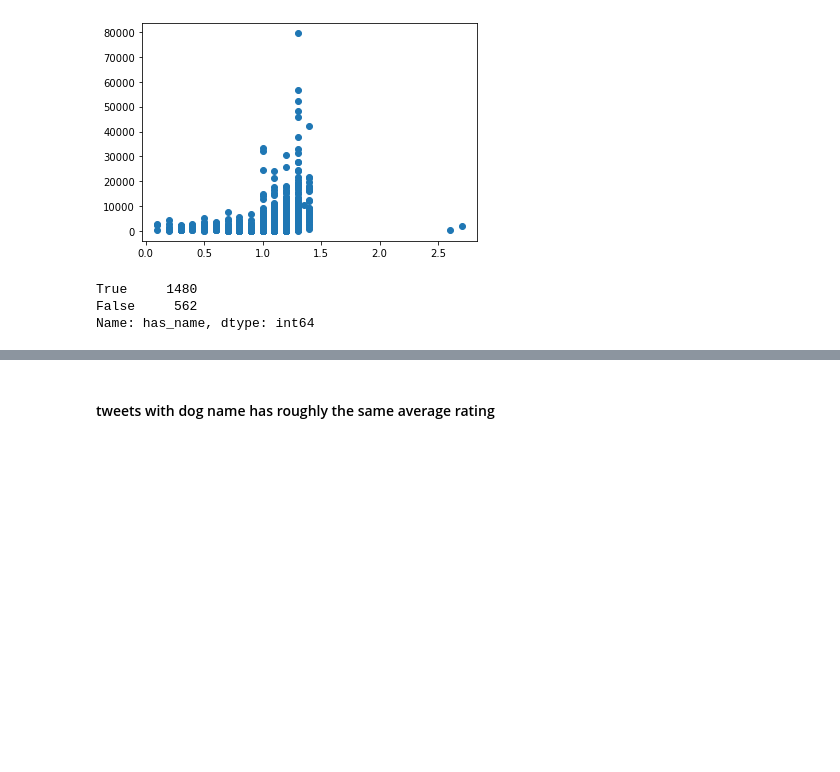
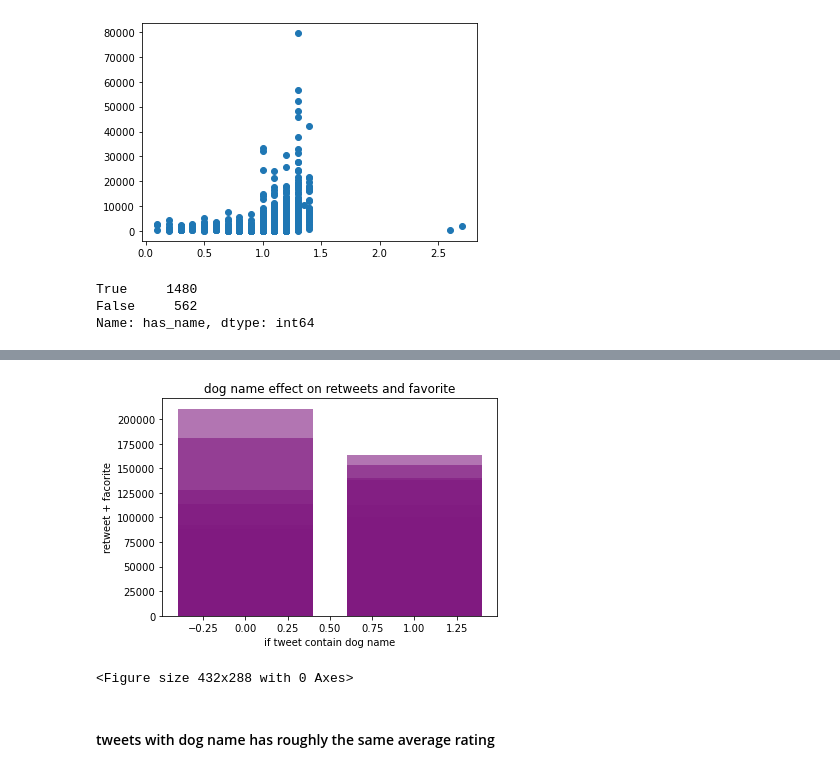
Before and after one commit to Kamnosho/WeRateDogs_project, a Jupyter notebook: wrangle_act.ipynb, the cells around one changed output, grey strips where cells are left out. Cells and saved outputs as stored; diff of their text form; code cells hidden in the pictures; blank space fills up the shorter version.

```diff
--- a/wrangle_act.ipynb
+++ b/wrangle_act.ipynb
@@ -804,3 +779,24 @@ archive_master.groupby(['has_name']).describe()
+# %%
+# set data
+x = archive_master.has_name
+y = archive_master.interactions
+
+# Create bars and choose color
+plt.bar(x, y, color = (0.5,0.1,0.5,0.6))
+
+# Add title and axis names
+plt.title('dog name effect on retweets and favorite')
+plt.xlabel('if tweet contain dog name')
+plt.ylabel('retweet + facorite')
+
+# Show graphic
+plt.show()
+
+# save fig.
+plt.savefig('dog name effect on retweets and favorite.png')
+# %% [output]
+[figure, added]
+<Figure size 432x288 with 0 Axes>
 # %% [markdown]
 #### tweets with dog name has roughly the same average rating
 # %%
```
Also changed, not shown: parts of 25 cells of this notebook, 2 other files.
